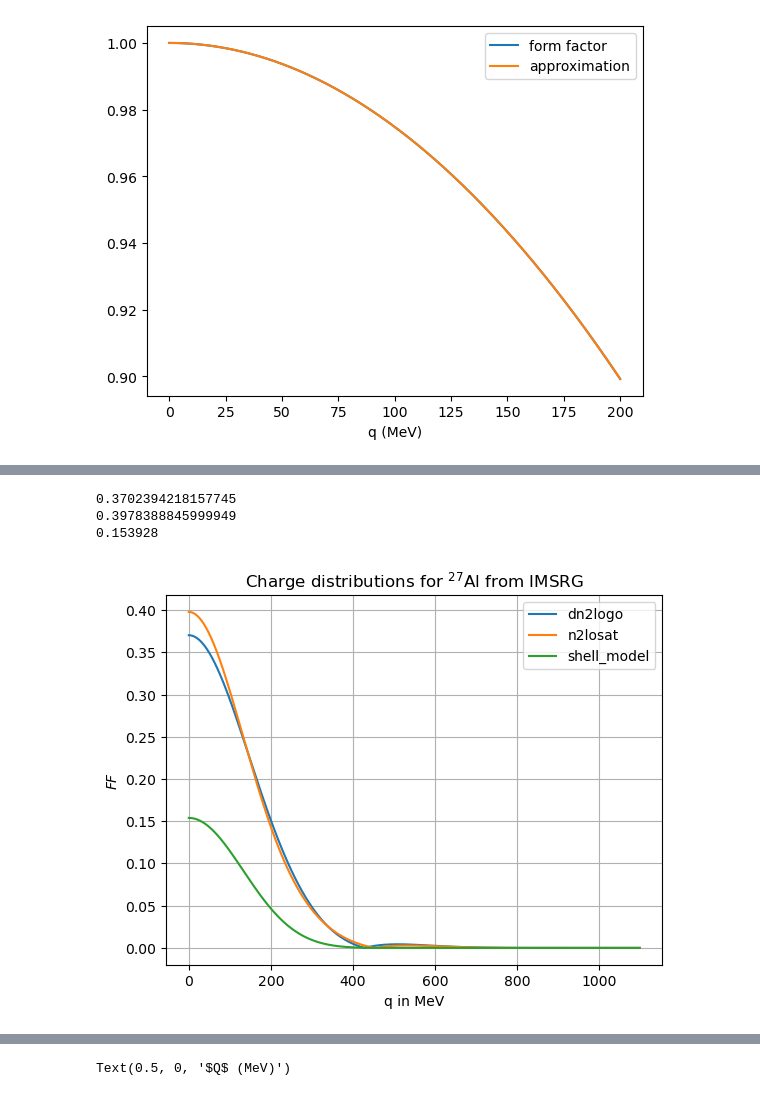
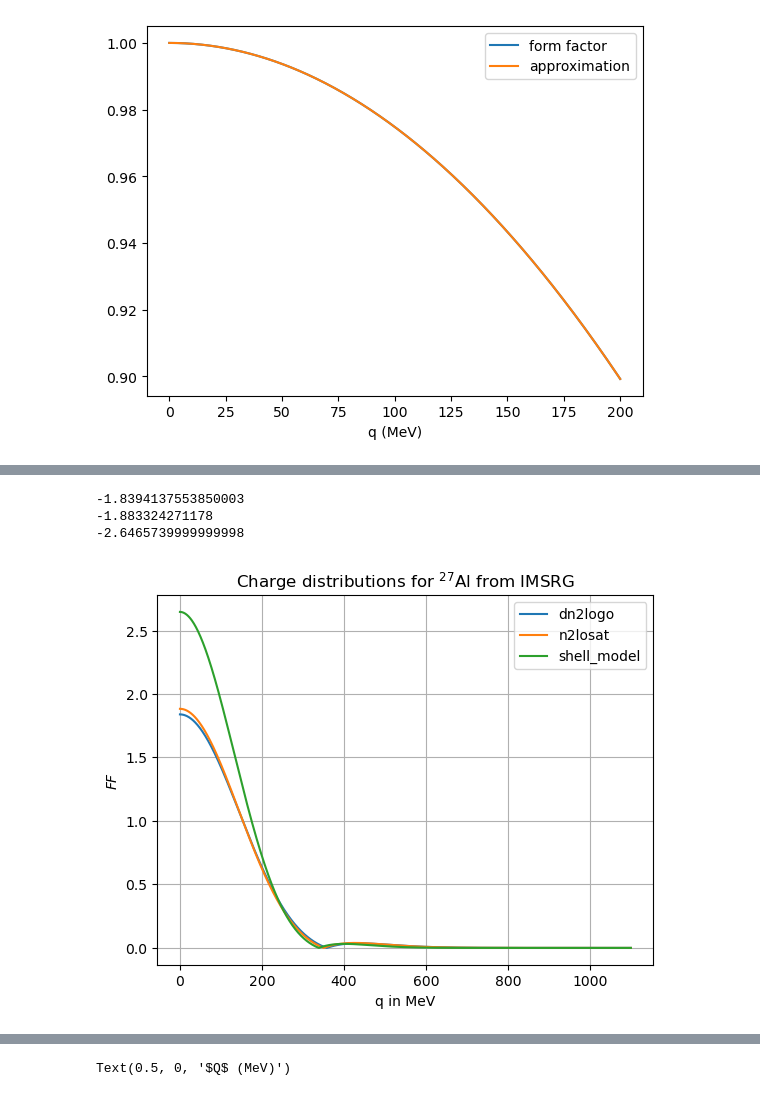
Before and after one commit to akotarel/phasr, a Jupyter notebook: docs/examples/Sub_Overlap_integrals.ipynb, the cells around one changed output, grey strips where cells are left out. Drawn from its saved outputs; the diff is of its cells as text; code cells hidden in the pictures.

```diff
--- a/docs/examples/Sub_Overlap_integrals.ipynb
+++ b/docs/examples/Sub_Overlap_integrals.ipynb
@@ -336,10 +336,10 @@ data loaded from  ./tmp/nucleus_splines/electric_field_Al27_ab_initio_shell_mode
 data loaded from  ./tmp/nucleus_splines/electric_potential_Al27_ab_initio_shell_model_x=0.0-7.0-0.05.txt
 # %%
 # Test if continuation of densities is smooth to high r.
-r=np.arange(0,7.,0.01)
+r=np.arange(0,8,0.01)
 for key in AI_dict:
     key_nucleus = AI_dict[key]['atom']
-    response=key_nucleus.rho2dotSigmapp1p
+    response=key_nucleus.rho4dotSigmapp5p
     plt.plot(r,np.abs(response(r)),label=key)
 plt.title('Charge distributions for $^{27}$Al from IMSRG')
 plt.xlabel(r'$r$ in fm')
@@ -354,27 +354,27 @@ plt.show()
 # %%
 q=np.arange(0.,1100,1.)
 spinp=0.326
 spinn=0.038
 J=5/2
 for key in AI_dict:
     key_nucleus = AI_dict[key]['atom']
-    response=key_nucleus.FSigmapp1p
-    plt.plot(q,np.abs(response(q)),label=key)
+    response=key_nucleus.FPhipp0n
+    plt.plot(q,factor*np.abs(response(q)),label=key)
     #expectation=np.sqrt(1/3)*np.sqrt((2*J+1)*(J+1)/(4*np.pi*J))*spinn
     print(response(0.))
 plt.title('Charge distributions for $^{27}$Al from IMSRG')
 plt.xlabel(r'q in MeV')
 plt.ylabel(r'$FF$')
 plt.grid()
 plt.yscale('linear')
 #plt.xlim(0,8)
 plt.legend()
 plt.show()
 # %% [output]
-0.3702394218157745
-0.3978388845999949
-0.153928
+-1.8394137553850003
+-1.883324271178
+-2.6465739999999998
-[figure, old version]
+[figure, new version]
 # %%
 # Iterate over nuclear structure model
 for AI_model in AI_dict:
```
Also changed, not shown: parts of 9 cells of this notebook, 42 other files.
